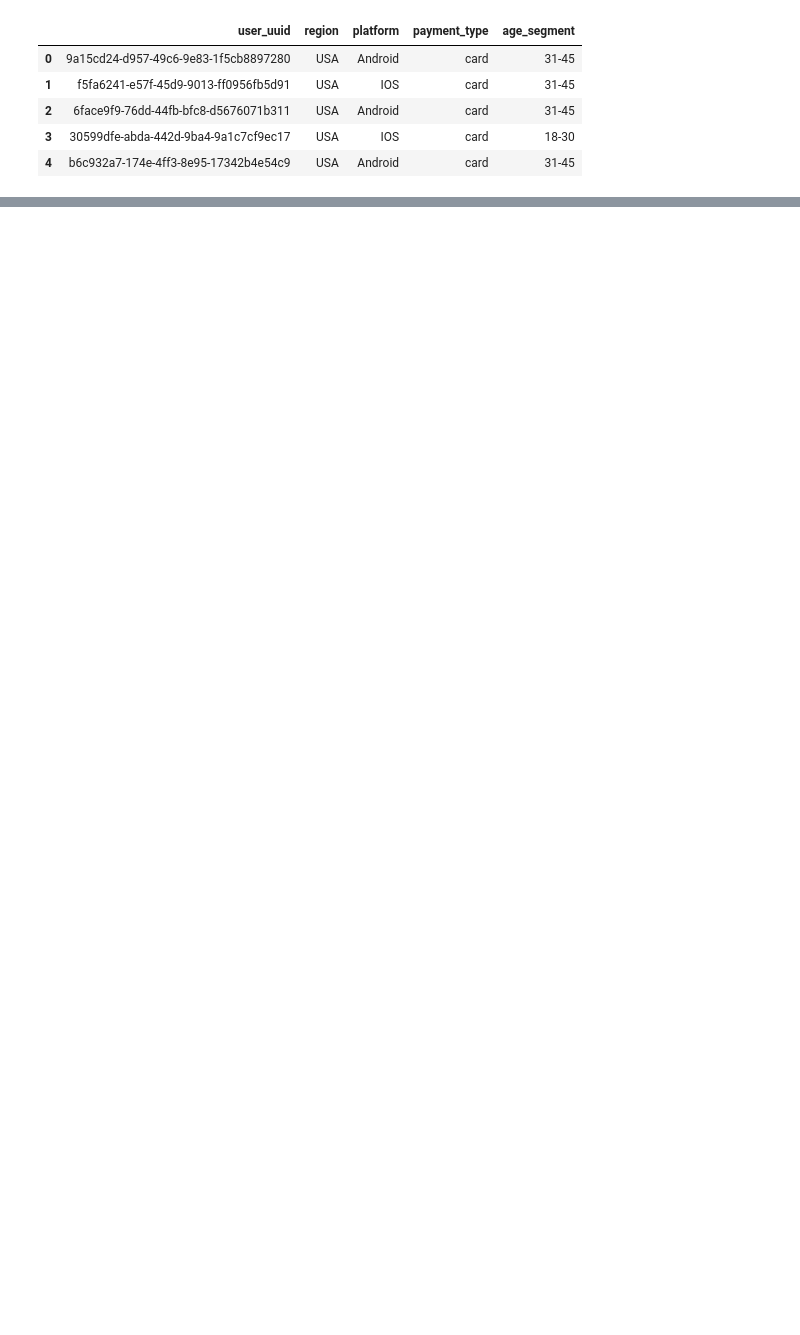
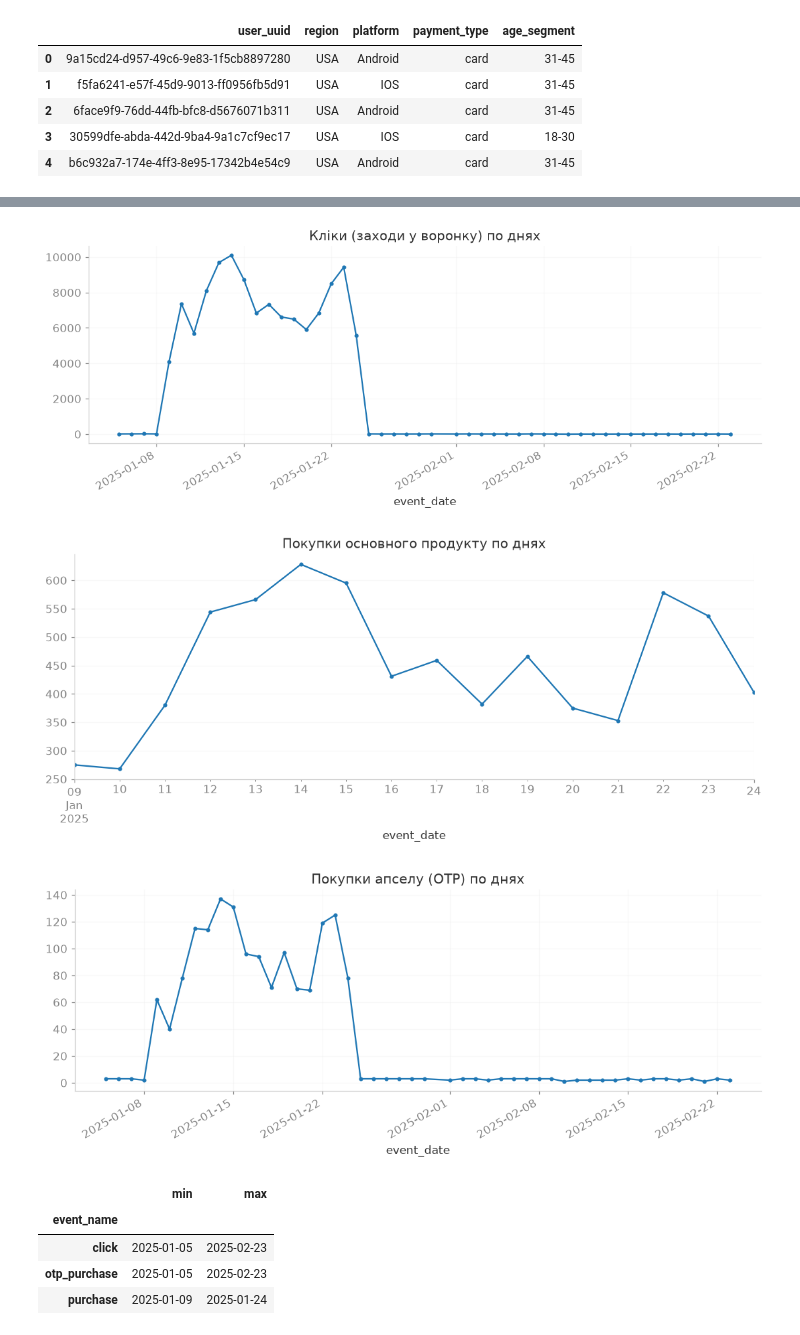
Before and after one commit to Trigger111/amo-case-nepop, a Jupyter notebook: amo_case_analysis.ipynb, the cells around one changed output, grey strips where cells are left out. Saved outputs shown, nothing was run; the diff lists cells and outputs as text; code cells hidden in the pictures; blank space fills up the shorter version.

```diff
--- a/amo_case_analysis.ipynb
+++ b/amo_case_analysis.ipynb
@@ -140,22 +96,0 @@ mkt → полных дублей: 0
-# %%
-import matplotlib.pyplot as plt
-
-period_start = pd.Timestamp('2025-01-10')
-period_end = pd.Timestamp('2025-01-24')
-
-df_test_clean['event_date'] = pd.to_datetime(df_test_clean['event_date'])
-
-events = {
-    'click':        'Клики (заходы в воронку)',
-    'purchase':     'Покупки основного продукта',
-    'otp_purchase': 'Покупки апсела (OTP)',
-}
-
-for event, description in events.items():
-    daily = (df_test_clean[df_test_clean['event_name'] == event]
-             .groupby('event_date')['user_id'].nunique())
-    daily.plot(figsize=(12, 4), marker='.', title=f'{description} по дням')
-    plt.grid(True, alpha=0.3)
-    plt.show()
-
-df_test_clean.groupby('event_name')['event_date'].agg(['min', 'max'])
@@ -474,0 +140,29 @@ conclusion_task1.md
+# %%
+period_start = pd.Timestamp('2025-01-10')
+period_end = pd.Timestamp('2025-01-24')
+
+df_test_clean['event_date'] = pd.to_datetime(df_test_clean['event_date'])
+
+events = {
+    'click':        'Кліки (заходи у воронку)',
+    'purchase':     'Покупки основного продукту',
+    'otp_purchase': 'Покупки апселу (OTP)',
+}
+
+for event, description in events.items():
+    daily = (df_test_clean[df_test_clean['event_name'] == event]
+             .groupby('event_date')['user_id'].nunique())
+    daily.plot(figsize=(12, 4), marker='.', title=f'{description} по днях')
+    plt.grid(True, alpha=0.3)
+    plt.show()
+
+df_test_clean.groupby('event_name')['event_date'].agg(['min', 'max'])
+# %% [output]
+[figure, added]
+[figure, added]
+[figure, added]
+|  | min | max |
+| event_name |  |  |
+| click | 2025-01-05 | 2025-02-23 |
+| otp_purchase | 2025-01-05 | 2025-02-23 |
+| purchase | 2025-01-09 | 2025-01-24 |
```
Also changed, not shown: parts of 46 cells of this notebook, 2 other files.
